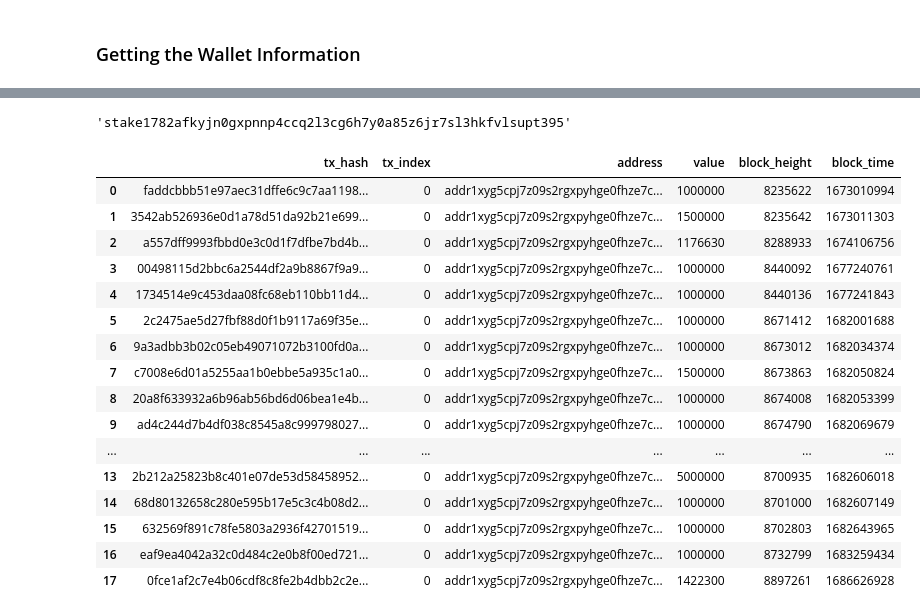
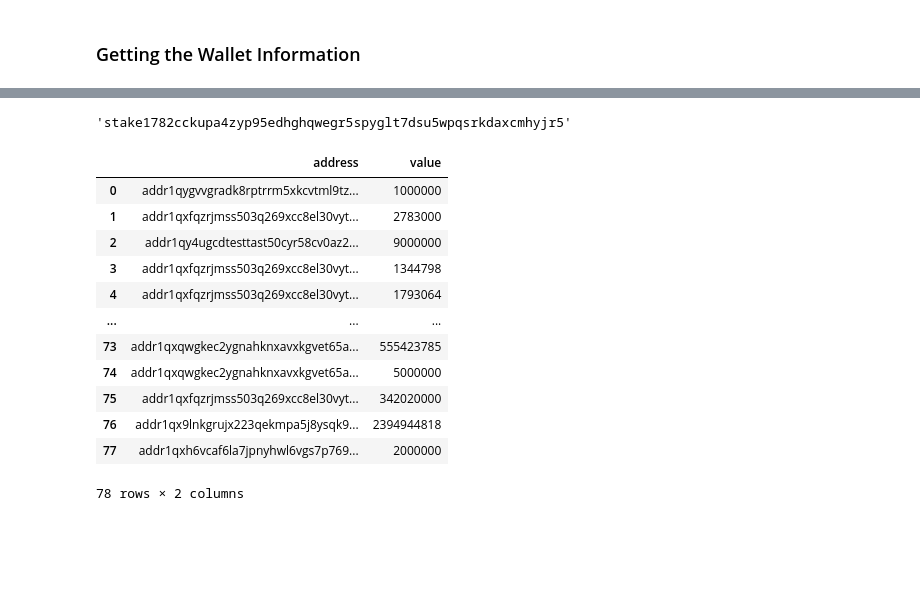
Before and after one commit to parshvadaftari/Cardano_Analysis, a Jupyter notebook: KOIOS_Data_pull/UTxO_Investigation.ipynb, the cells around one changed output, grey strips where cells are left out. Cells and saved outputs as stored; diff of their text form; code cells hidden in the pictures; blank space fills up the shorter version.

```diff
--- a/KOIOS_Data_pull/UTxO_Investigation.ipynb
+++ b/KOIOS_Data_pull/UTxO_Investigation.ipynb
@@ -52,29 +57,27 @@ temp.append(r.json())
 # %%
 #url = url_base + 'account_utxos?_stake_address=stake1u8yxtugdv63wxafy9d00nuz6hjyyp4qnggvc9a3vxh8yl0ckml2uz'
 # %%
-df['id'][6]
+df['id'][7]
 # %% [output]
-'stake1782afkyjn0gxpnnp4ccq2l3cg6h7y0a85z6jr7sl3hkfvlsupt395'
+'stake1782cckupa4zyp95edhghqwegr5spyglt7dsu5wpqsrkdaxcmhyjr5'
 # %%
-url = url_base + 'account_utxos?_stake_address=' + df['id'][7]
+url = url_base + 'account_utxos?_stake_address=' + 'stake1ux5n727gxnt6l2kkm25d8qn4g9cfv0an25j27mdueyh6lkcg5kwxa'
 temp = koios_api_pull(url)
+# %%
+temp[['address','value']]
+# %% [output]
+|  | address | value |
+| 0 | addr1qygvvgradk8rptrrm5xkcvtml9tz... | 1000000 |
+| 1 | addr1qxfqzrjmss503q269xcc8el30vyt... | 2783000 |
+| 2 | addr1qy4ugcdtesttast50cyr58cv0az2... | 9000000 |
+| 3 | addr1qxfqzrjmss503q269xcc8el30vyt... | 1344798 |
+| 4 | addr1qxfqzrjmss503q269xcc8el30vyt... | 1793064 |
+| ... | ... | ... |
+| 73 | addr1qxqwgkec2ygnahknxavxkgvet65a... | 555423785 |
+| 74 | addr1qxqwgkec2ygnahknxavxkgvet65a... | 5000000 |
+| 75 | addr1qxfqzrjmss503q269xcc8el30vyt... | 342020000 |
+| 76 | addr1qx9lnkgrujx223qekmpa5j8ysqk9... | 2394944818 |
+| 77 | addr1qxh6vcaf6la7jpnyhwl6vgs7p769... | 2000000 |
+78 rows × 2 columns
 # %%
-temp
+temp[['address','value']].to_csv('stake1ux5n727gxnt6l2kkm25d8qn4g9cfv0an25j27mdueyh6lkcg5kwxa.csv')
-# %% [output]
-|  | tx_hash | tx_index | address | value | block_height | block_time |
-| 0 | faddcbbb51e97aec31dffe6c9c7aa1198... | 0 | addr1xyg5cpj7z09s2rgxpyhge0fhze7c... | 1000000 | 8235622 | 1673010994 |
-| 1 | 3542ab526936e0d1a78d51da92b21e699... | 0 | addr1xyg5cpj7z09s2rgxpyhge0fhze7c... | 1500000 | 8235642 | 1673011303 |
-| 2 | a557dff9993fbbd0e3c0d1f7dfbe7bd4b... | 0 | addr1xyg5cpj7z09s2rgxpyhge0fhze7c... | 1176630 | 8288933 | 1674106756 |
-| 3 | 00498115d2bbc6a2544df2a9b8867f9a9... | 0 | addr1xyg5cpj7z09s2rgxpyhge0fhze7c... | 1000000 | 8440092 | 1677240761 |
-| 4 | 1734514e9c453daa08fc68eb110bb11d4... | 0 | addr1xyg5cpj7z09s2rgxpyhge0fhze7c... | 1000000 | 8440136 | 1677241843 |
-| 5 | 2c2475ae5d27fbf88d0f1b9117a69f35e... | 0 | addr1xyg5cpj7z09s2rgxpyhge0fhze7c... | 1000000 | 8671412 | 1682001688 |
-| 6 | 9a3adbb3b02c05eb49071072b3100fd0a... | 0 | addr1xyg5cpj7z09s2rgxpyhge0fhze7c... | 1000000 | 8673012 | 1682034374 |
-| 7 | c7008e6d01a5255aa1b0ebbe5a935c1a0... | 0 | addr1xyg5cpj7z09s2rgxpyhge0fhze7c... | 1500000 | 8673863 | 1682050824 |
-| 8 | 20a8f633932a6b96ab56bd6d06bea1e4b... | 0 | addr1xyg5cpj7z09s2rgxpyhge0fhze7c... | 1000000 | 8674008 | 1682053399 |
-| 9 | ad4c244d7b4df038c8545a8c999798027... | 0 | addr1xyg5cpj7z09s2rgxpyhge0fhze7c... | 1000000 | 8674790 | 1682069679 |
-| ... | ... | ... | ... | ... | ... | ... |
-| 13 | 2b212a25823b8c401e07de53d58458952... | 0 | addr1xyg5cpj7z09s2rgxpyhge0fhze7c... | 5000000 | 8700935 | 1682606018 |
-| 14 | 68d80132658c280e595b17e5c3c4b08d2... | 0 | addr1xyg5cpj7z09s2rgxpyhge0fhze7c... | 1000000 | 8701000 | 1682607149 |
-| 15 | 632569f891c78fe5803a2936f42701519... | 0 | addr1xyg5cpj7z09s2rgxpyhge0fhze7c... | 1000000 | 8702803 | 1682643965 |
-| 16 | eaf9ea4042a32c0d484c2e0b8f00ed721... | 0 | addr1xyg5cpj7z09s2rgxpyhge0fhze7c... | 1000000 | 8732799 | 1683259434 |
-| 17 | 0fce1af2c7e4b06cdf8c8fe2b4dbb2c2e... | 0 | addr1xyg5cpj7z09s2rgxpyhge0fhze7c... | 1422300 | 8897261 | 1686626928 |
```
Also changed, not shown: parts of 22 cells of this notebook, 22 other files.
